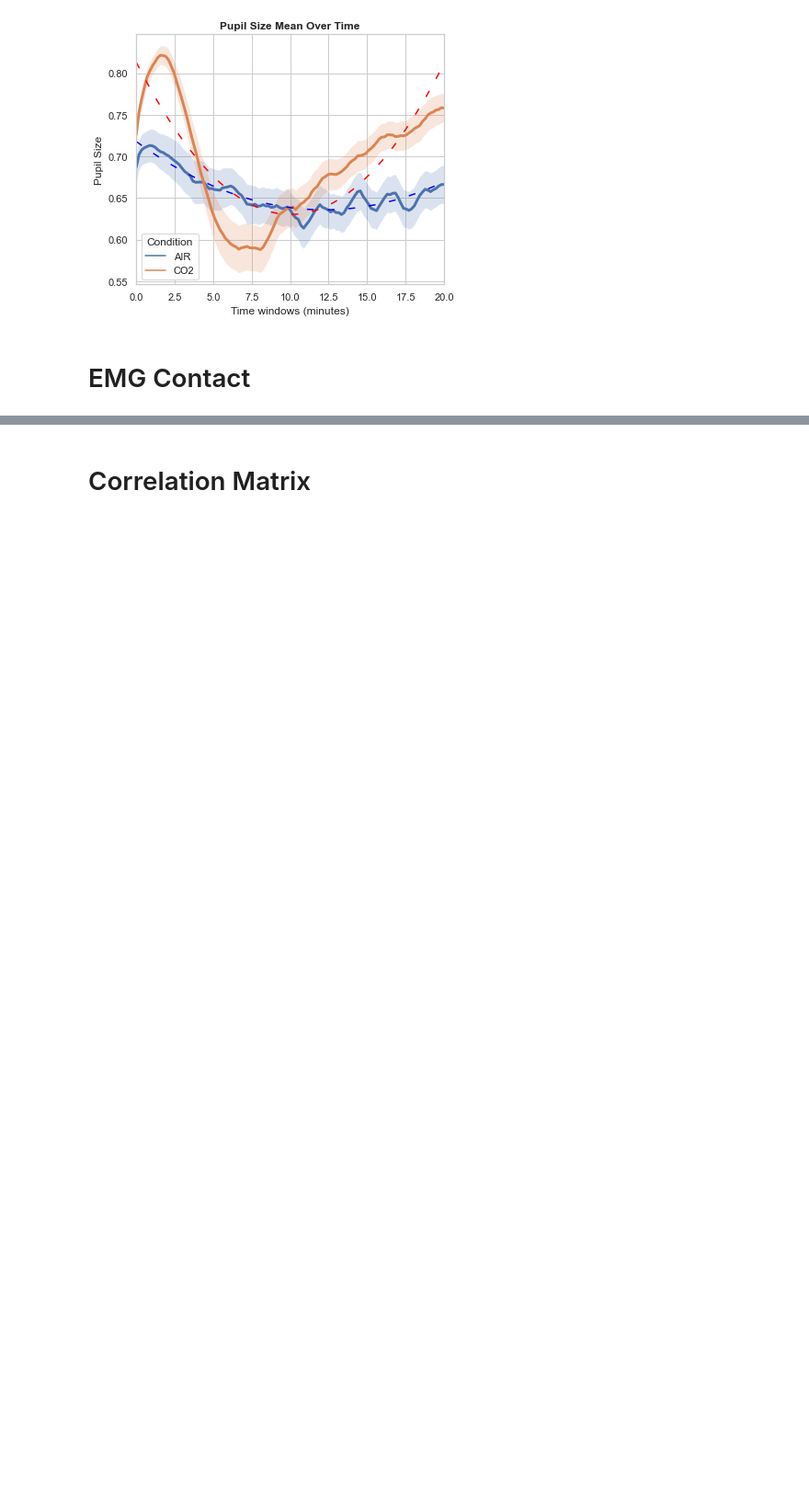
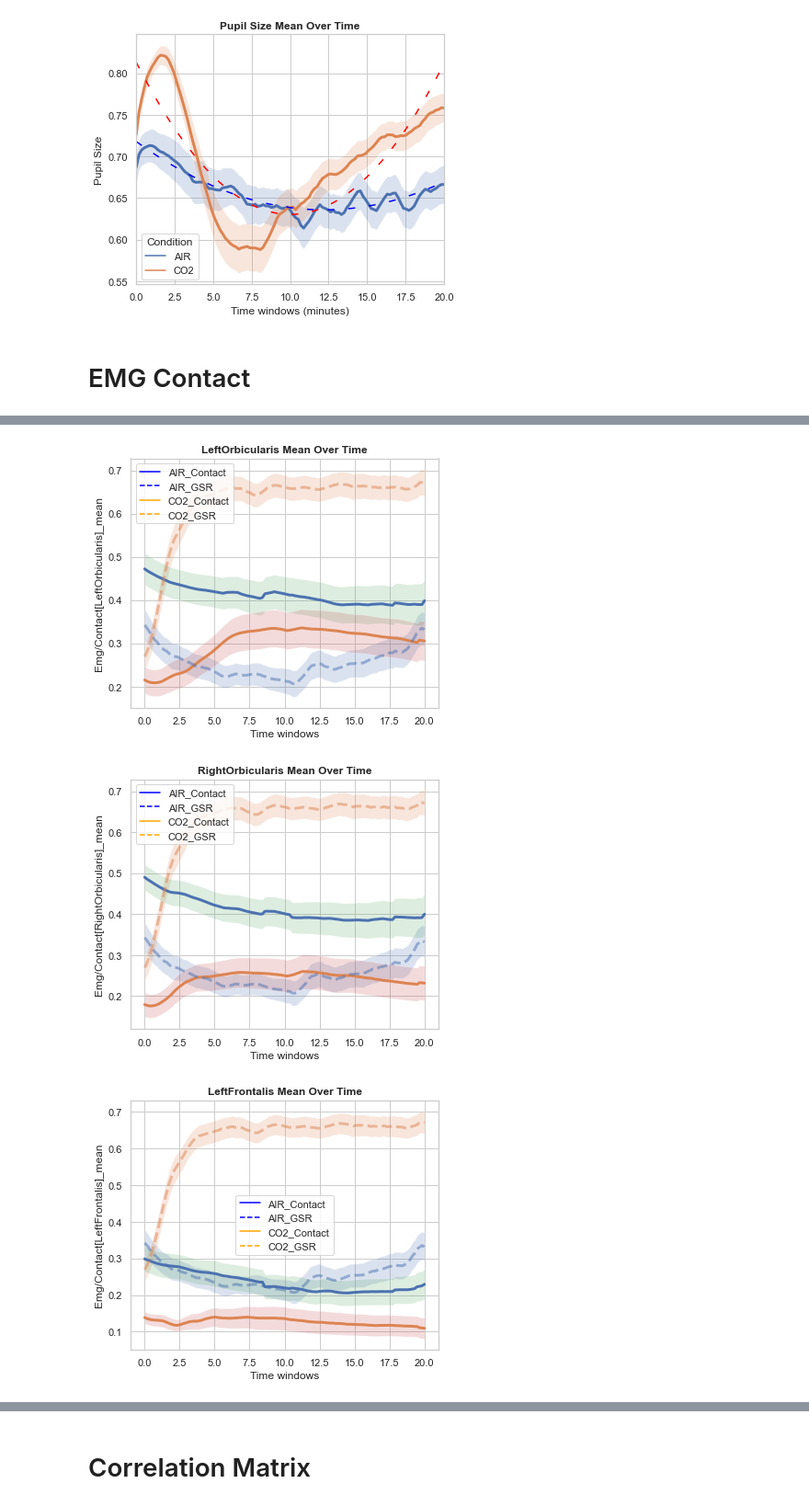
Before and after one commit to michalgnacek/co2-study, a Jupyter notebook: notebooks/3_statistics.ipynb, the cells around one changed output, grey strips where cells are left out. Shown at 92% size. Drawn from its saved outputs; the diff is of its cells as text; code cells hidden in the pictures; blank space fills up the shorter version.

```diff
--- a/notebooks/3_statistics.ipynb
+++ b/notebooks/3_statistics.ipynb
@@ -354,7 +367,11 @@ plt.show()
 # %%
 muscles = ['LeftOrbicularis','RightOrbicularis', 'LeftFrontalis', 'RightFrontalis', 'LeftZygomaticus', 'RightZygomaticus', 'CenterCorrugator']
 
 for muscle in muscles:
     muscle_name = f'Emg/Contact[{muscle}]_mean'
     plot_title = f'{muscle} Mean Over Time'
-    contact_gsr_line_plot(gas_inhalation_windows, muscle_name, plot_title, notebook_temp_dir)
+    Plots.contact_gsr_line_plot(gas_inhalation_windows, muscle_name, plot_title, notebook_temp_dir)
+# %% [output]
+[figure, added]
+[figure, added]
+[figure, added]
```
Also changed, not shown: parts of 25 cells of this notebook, 4 other files.
